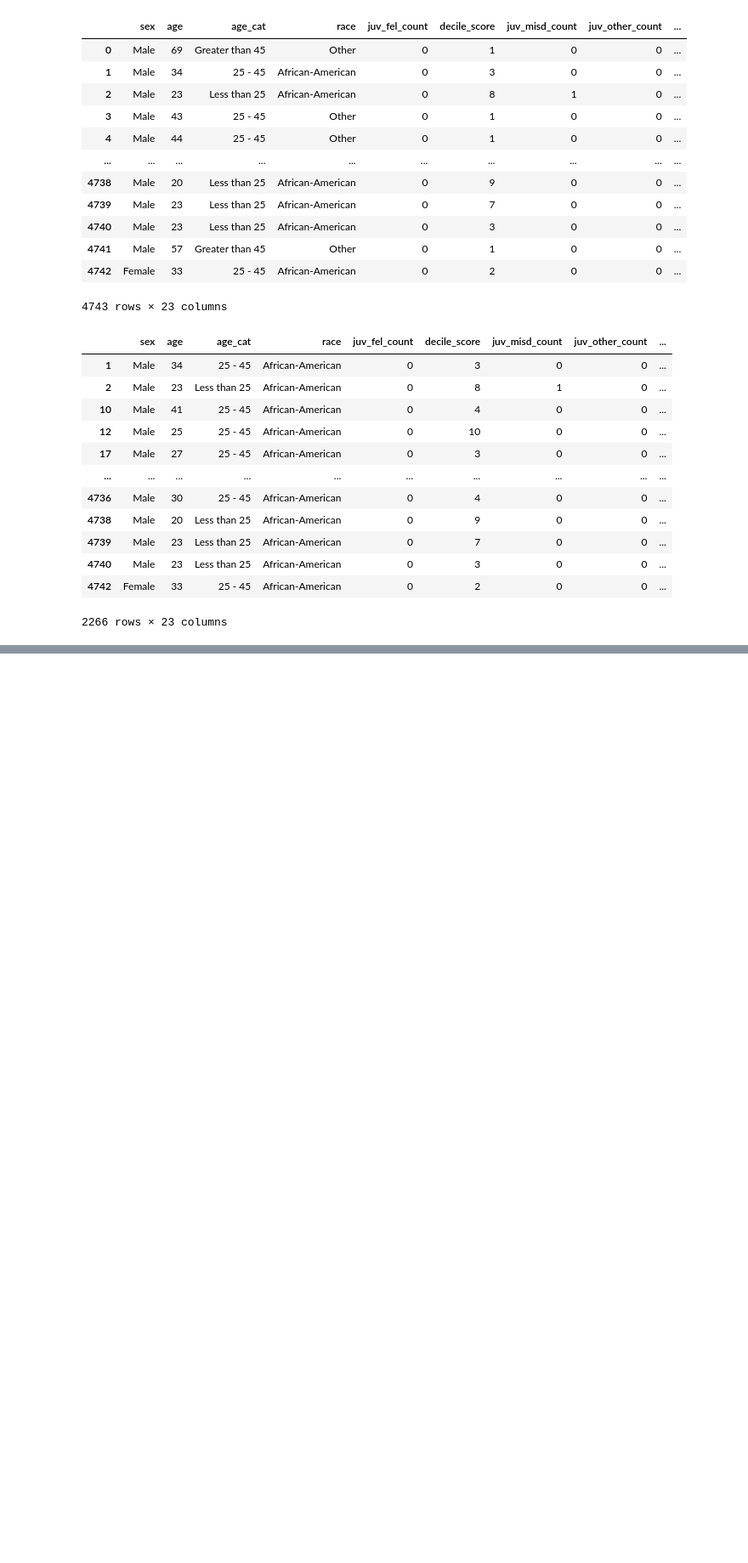
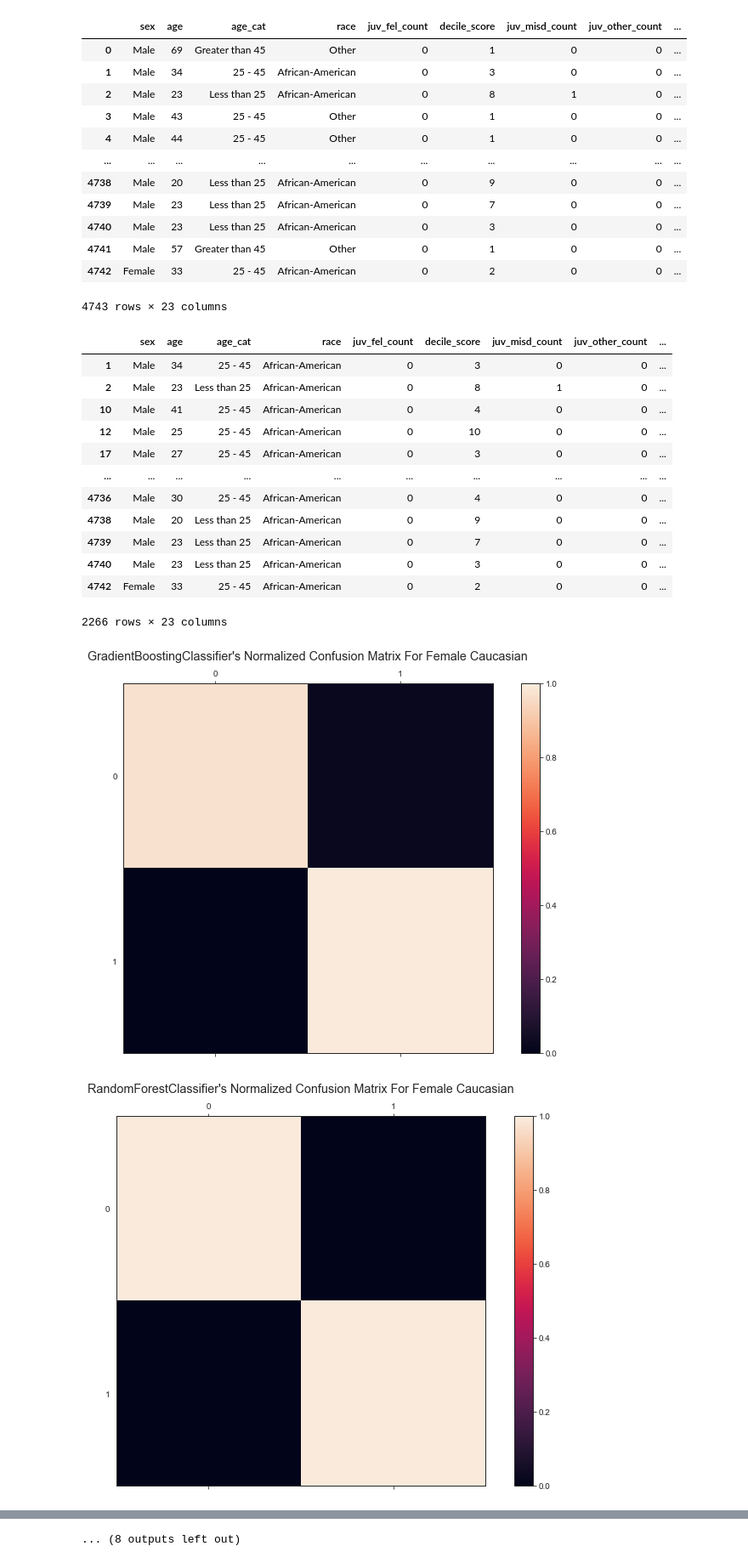
Before and after one commit to yunyub-1664303/MachineLearning_bias_analysis, a Jupyter notebook: baisc_model_train.ipynb, the cells around one changed output, grey strips where cells are left out. Shown at 85% size. Saved outputs shown, nothing was run; the diff lists cells and outputs as text; code cells hidden in the pictures; blank space fills up the shorter version.

Commit message:
confusion matrix(2 subgroups) and di score (single sensitve name=race)

```diff
--- a/baisc_model_train.ipynb
+++ b/baisc_model_train.ipynb
@@ -612,3 +612,37 @@ ca_idx =
 | 4740 | Male | 23 | Less than 25 | African-American | 0 | 3 | 0 | 0 | ... |
 | 4742 | Female | 33 | 25 - 45 | African-American | 0 | 2 | 0 | 0 | ... |
 2266 rows × 23 columns
+# %%
+# pick candidate model to analysis its confusion matrix under two subgroups:
+from sklearn.metrics import confusion_matrix
+    # caucassian women
+data2 = data1[(data1['sex'] == 'Female') & (data1['race'] == 'Caucasian')]
+actual = data2[Target]
+for alg in MLA:
+    pred = MLA_predict[alg.__class__.__name__].copy()
+    pred = pred.loc[actual.index.intersection(pred.index)]
+    conf_mat = confusion_matrix(actual, pred)
+    conf_mat = conf_mat.astype('float') / conf_mat.sum(axis=1)[:, np.newaxis]
+    fig = plt.figure()
+    ax = fig.add_subplot(111)
+    cax = ax.matshow(conf_mat, interpolation='nearest')
+    fig.colorbar(cax)
+    plt.title(alg.__class__.__name__ + '\'s Normalized Confusion Matrix For Female Caucasian')
+
+    # african_america men
+data3 = data1[(data1['sex'] == 'Male') & (data1['race'] == 'African-American')]
+actual = data3[Target]
+
+for alg in MLA:
+    pred = MLA_predict[alg.__class__.__name__].copy()
+    pred = pred.loc[actual.index.intersection(pred.index)]
+    conf_mat = confusion_matrix(actual, pred)
+    conf_mat = conf_mat.astype('float') / conf_mat.sum(axis=1)[:, np.newaxis]
+    fig = plt.figure()
+    ax = fig.add_subplot(111)
+    cax = ax.matshow(conf_mat, interpolation='nearest')
+    fig.colorbar(cax)
+    plt.title(alg.__class__.__name__ + '\'s Normalized Confusion Matrix For Male African-American')
+# %% [output]
+[figure, added]
+[figure, added]
@@ -614,0 +659 @@ ca_idx =
+... (8 outputs left out)
```
Also changed, not shown: parts of 2 cells of this notebook.
